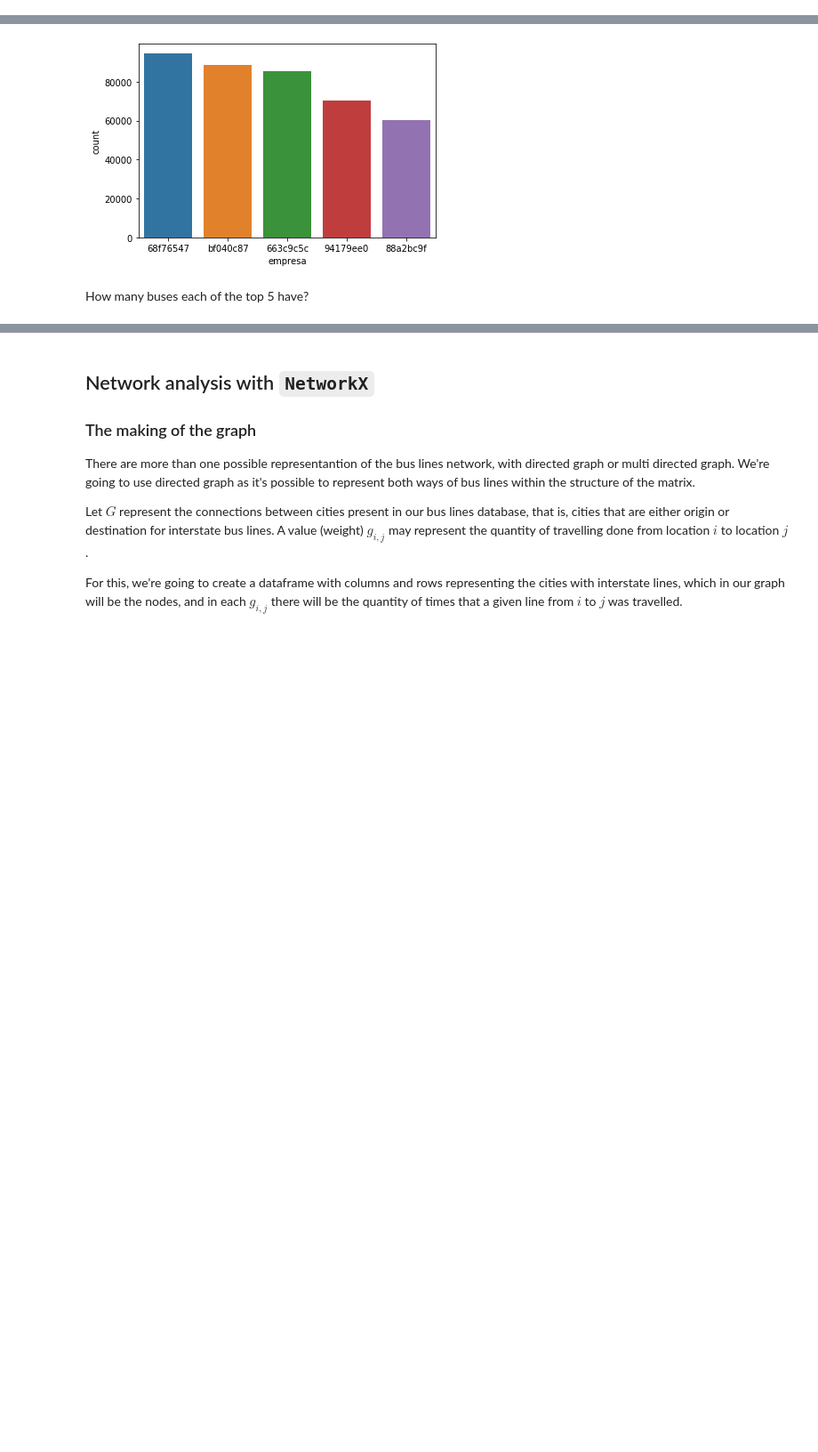
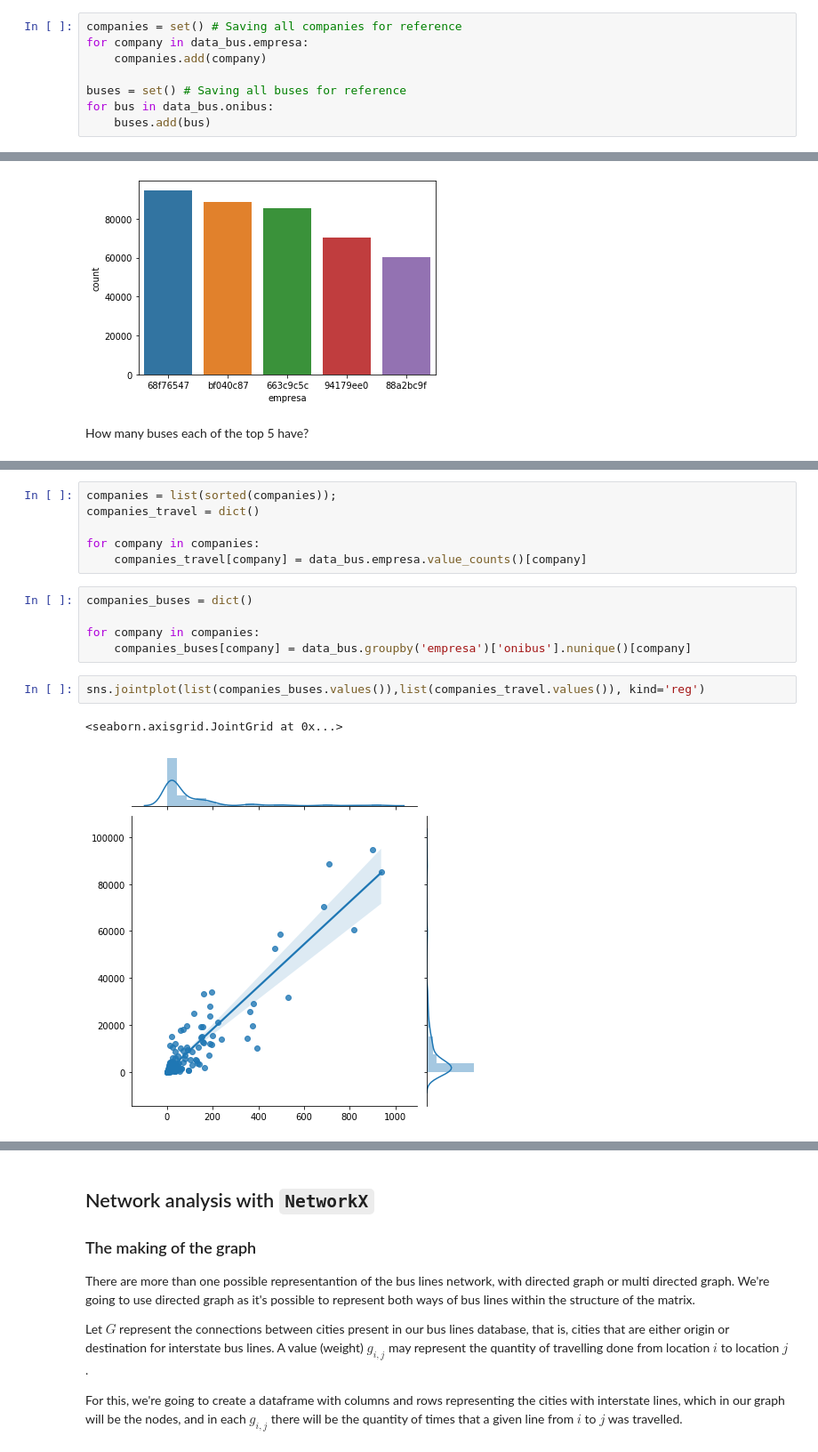
Before and after one commit to eduardochades/interstate-bus-routes-brazil, a Jupyter notebook: Time_and_Space_Brazilian_bus_routes.ipynb, the cells around one changed output, grey strips where cells are left out. Shown at 89% size. Saved outputs shown, nothing was run; the diff lists cells and outputs as text; blank space fills up the shorter version.

```diff
--- a/Time_and_Space_Brazilian_bus_routes.ipynb
+++ b/Time_and_Space_Brazilian_bus_routes.ipynb
@@ -170,5 +169,13 @@ print("Companies: " + str(data_bus.groupby("empresa").count().shape[0])+",", "bu
 # %% [output]
 Companies: 136, buses: 11233
+# %%
+companies = set() # Saving all companies for reference
+for company in data_bus.empresa:
+    companies.add(company)
+
+buses = set() # Saving all buses for reference
+for bus in data_bus.onibus:
+    buses.add(bus)
 # %% [markdown]
 There are 136 companies and 11,233 buses within our filtered database. Who are the 5 biggest?
 # %%
@@ -181,0 +210,16 @@ How many buses each of the top 5 have?
+# %%
+companies = list(sorted(companies));
+companies_travel = dict()
+
+for company in companies:
+    companies_travel[company] = data_bus.empresa.value_counts()[company]
+# %%
+companies_buses = dict()
+
+for company in companies:
+    companies_buses[company] = data_bus.groupby('empresa')['onibus'].nunique()[company]
+# %%
+sns.jointplot(list(companies_buses.values()),list(companies_travel.values()), kind='reg')
+# %% [output]
+<seaborn.axisgrid.JointGrid at 0x...>
+[figure, added]
```
Also changed, not shown: parts of 14 cells of this notebook.
